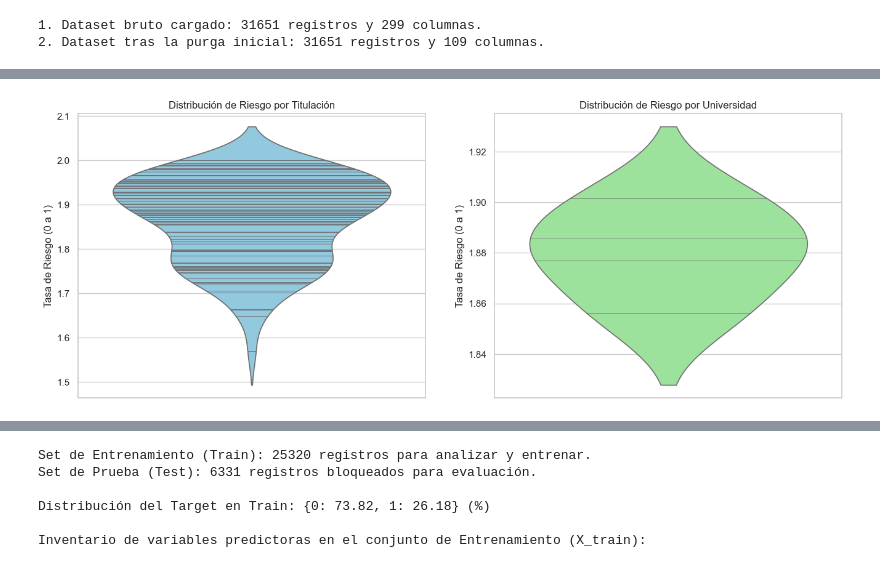
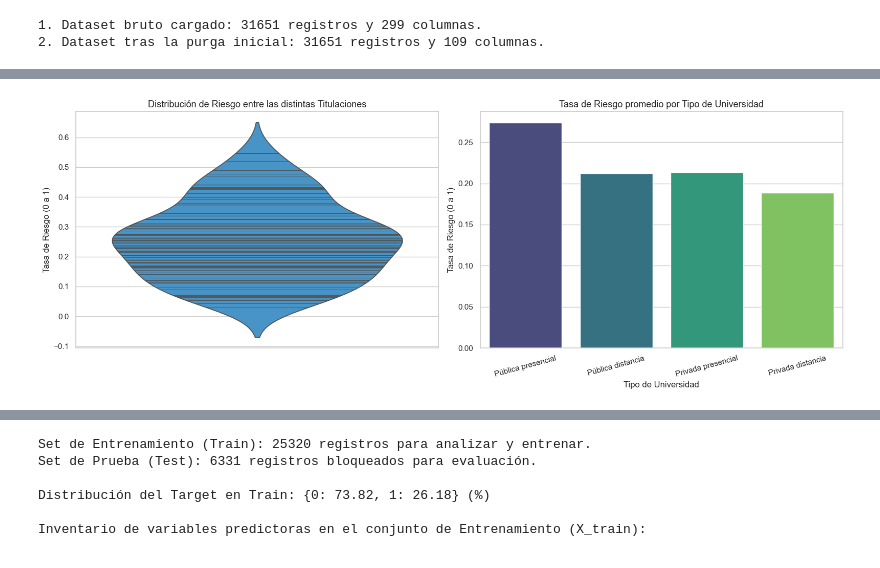
Before and after one commit to JorgeMedina02/mvc-proyecto-grupo-6, a Jupyter notebook: notebooks/01_EDA.ipynb, the cells around one changed output, grey strips where cells are left out. Saved outputs shown, nothing was run; the diff lists cells and outputs as text; code cells hidden in the pictures.

```diff
--- a/notebooks/01_EDA.ipynb
+++ b/notebooks/01_EDA.ipynb
@@ -126,19 +151,39 @@ for col in vars_perfil:
 # %%
-# Calculamos la tasa de riesgo por cada titulación
-tasa_titu = df_raw.groupby('TITU')['JORNADA'].mean()
-# Calculamos la tasa de riesgo por cada universidad
-tasa_univ = df_raw.groupby('T_UNIV')['JORNADA'].mean()
+# Definimos el mapeo oficial para traducir los tipos de universidad
+map_univ = {
+    1: 'Pública presencial',
+    2: 'Pública distancia',
+    3: 'Privada presencial',
+    4: 'Privada distancia'
+}
+
+# Calculamos la tasa de riesgo real (0 a 1) agrupando por la variable objetivo binarizada
+# Utilizamos 'target_alerta' para que el cálculo matemático represente fielmente la probabilidad de riesgo
+tasa_titu = df_raw.groupby('TITU')['target_alerta'].mean()
+tasa_univ = df_raw.groupby('T_UNIV')['target_alerta'].mean()
+
+# Aplicamos la traducción de nombres al índice de las universidades
+tasa_univ.index = tasa_univ.index.map(map_univ)
 
 fig, (ax1, ax2) = plt.subplots(1, 2, figsize=(16, 6))
 
-sns.violinplot(y=tasa_titu, ax=ax1, color='skyblue', inner="stick")
-ax1.set_title('Distribución de Riesgo por Titulación')
+# Mantenemos el gráfico de violín para TITU. Al tener alta cardinalidad,
+# el violín es perfecto para visualizar la densidad y dispersión del riesgo entre las distintas carreras.
+sns.violinplot(y=tasa_titu, ax=ax1, color='#3498db', inner="stick")
+ax1.set_title('Distribución de Riesgo entre las distintas Titulaciones', fontsize=13)
 ax1.set_ylabel('Tasa de Riesgo (0 a 1)')
 
-sns.violinplot(y=tasa_univ, ax=ax2, color='lightgreen', inner="stick")
-ax2.set_title('Distribución de Riesgo por Universidad')
+# Transformamos el gráfico de T_UNIV a un diagrama de barras. Al ser solo 4 categorías,
+# un violín carece de sentido estadístico. Las barras nos permiten comparar los nombres reales directamente.
+sns.barplot(x=tasa_univ.index, y=tasa_univ.values, ax=ax2, palette='viridis')
+ax2.set_title('Tasa de Riesgo promedio por Tipo de Universidad', fontsize=13)
 ax2.set_ylabel('Tasa de Riesgo (0 a 1)')
+ax2.set_xlabel('Tipo de Universidad')
 
+# Inclinamos ligeramente las etiquetas para asegurar su correcta lectura en el eje X
+ax2.tick_params(axis='x', rotation=15)
+
+plt.tight_layout()
 plt.show()
 # %% [output]
-[figure, old version]
+[figure, new version]
```
Also changed, not shown: parts of 20 cells of this notebook, 1 other file.
